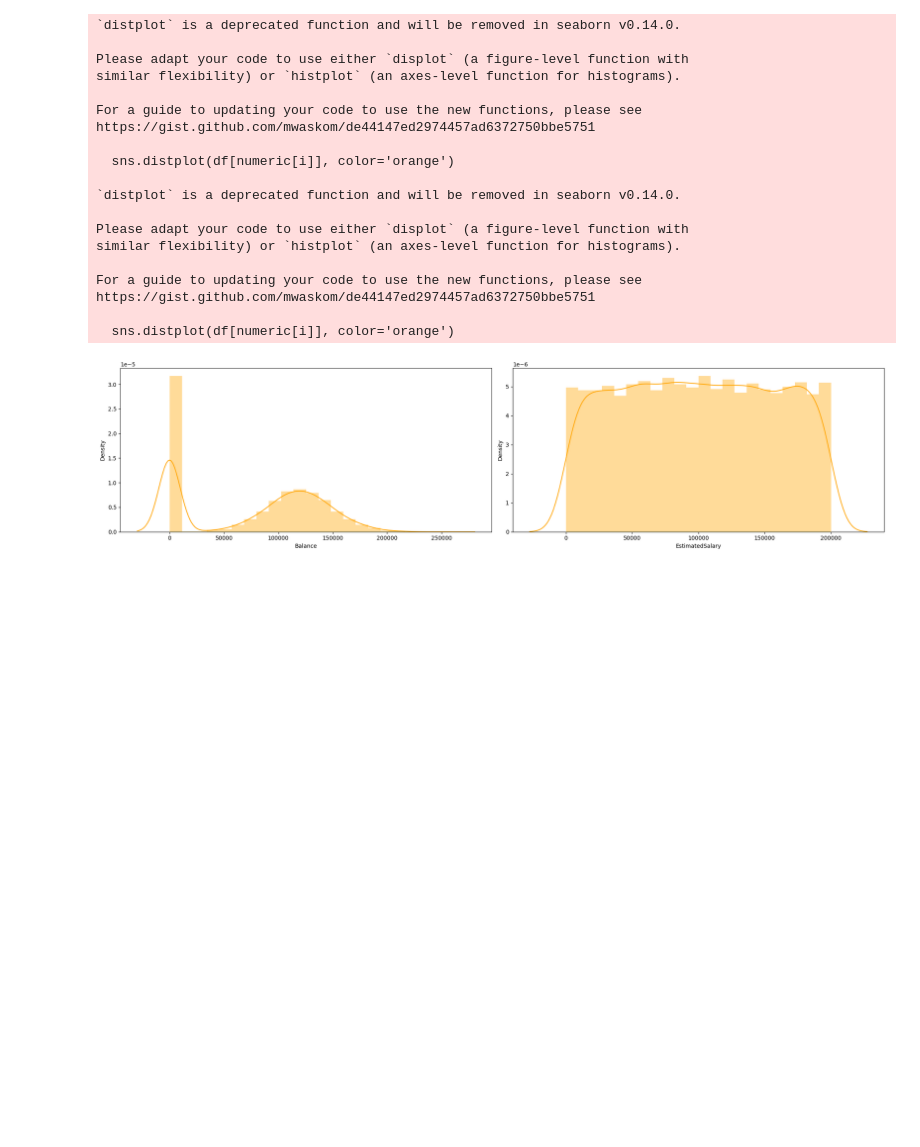
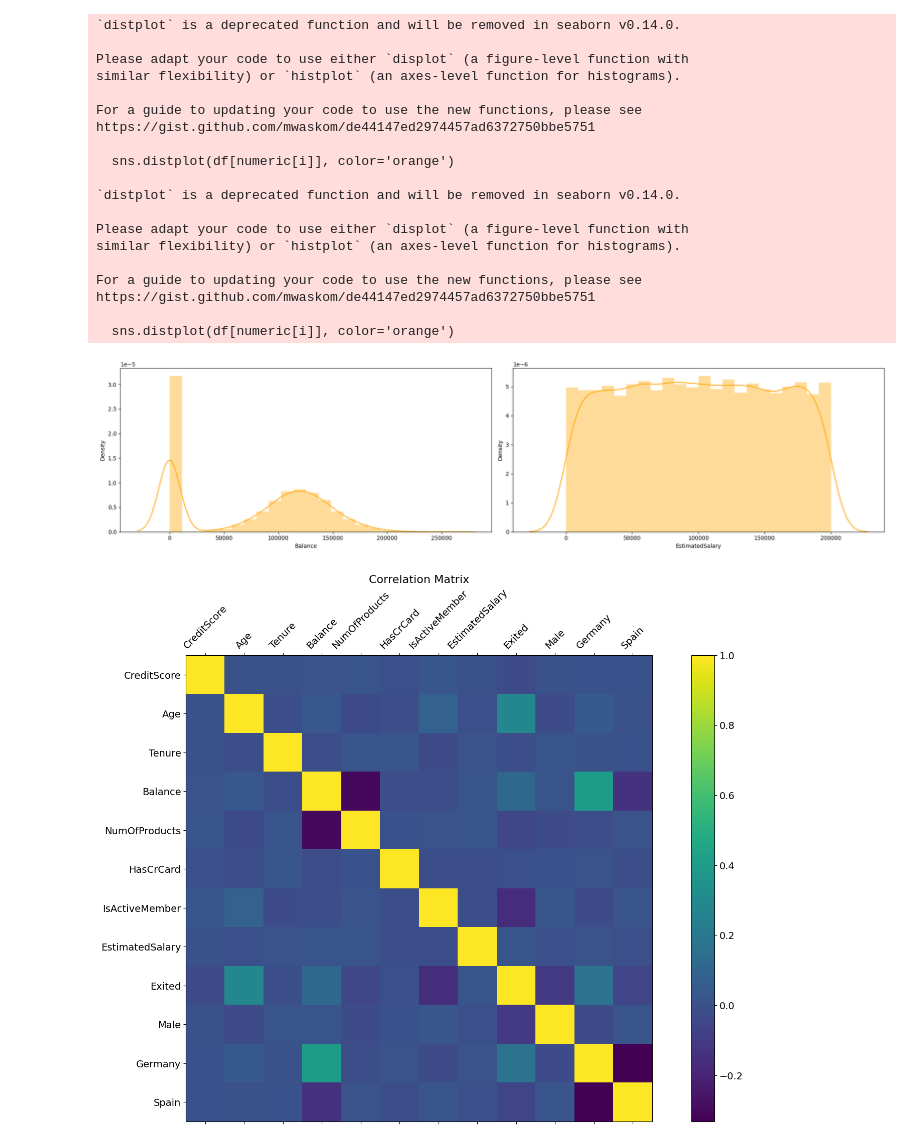
Before and after one commit to dovahkiinemo/ada-ml-projeto-final, a Jupyter notebook: Projeto_ml.ipynb, the cells around one changed output. Drawn from its saved outputs; the diff is of its cells as text; code cells hidden in the pictures; blank space fills up the shorter version.

```diff
--- a/Projeto_ml.ipynb
+++ b/Projeto_ml.ipynb
@@ -235,3 +234,13 @@ https://gist.github.com/mwaskom/de44147ed2974457ad6372750bbe5751
 
   sns.distplot(df[numeric[i]], color='orange')
 [figure]
+# %%
+f = plt.figure(figsize=(20, 12))
+plt.matshow(df.corr(), fignum=f.number)
+plt.xticks(range(df.select_dtypes(['number']).shape[1]), df.select_dtypes(['number']).columns, fontsize=14, rotation=45)
+plt.yticks(range(df.select_dtypes(['number']).shape[1]), df.select_dtypes(['number']).columns, fontsize=14)
+cb = plt.colorbar()
+cb.ax.tick_params(labelsize=14)
+plt.title('Correlation Matrix', fontsize=16);
+# %% [output]
+[figure, added]
```
Also changed, not shown: parts of 4 cells of this notebook.
